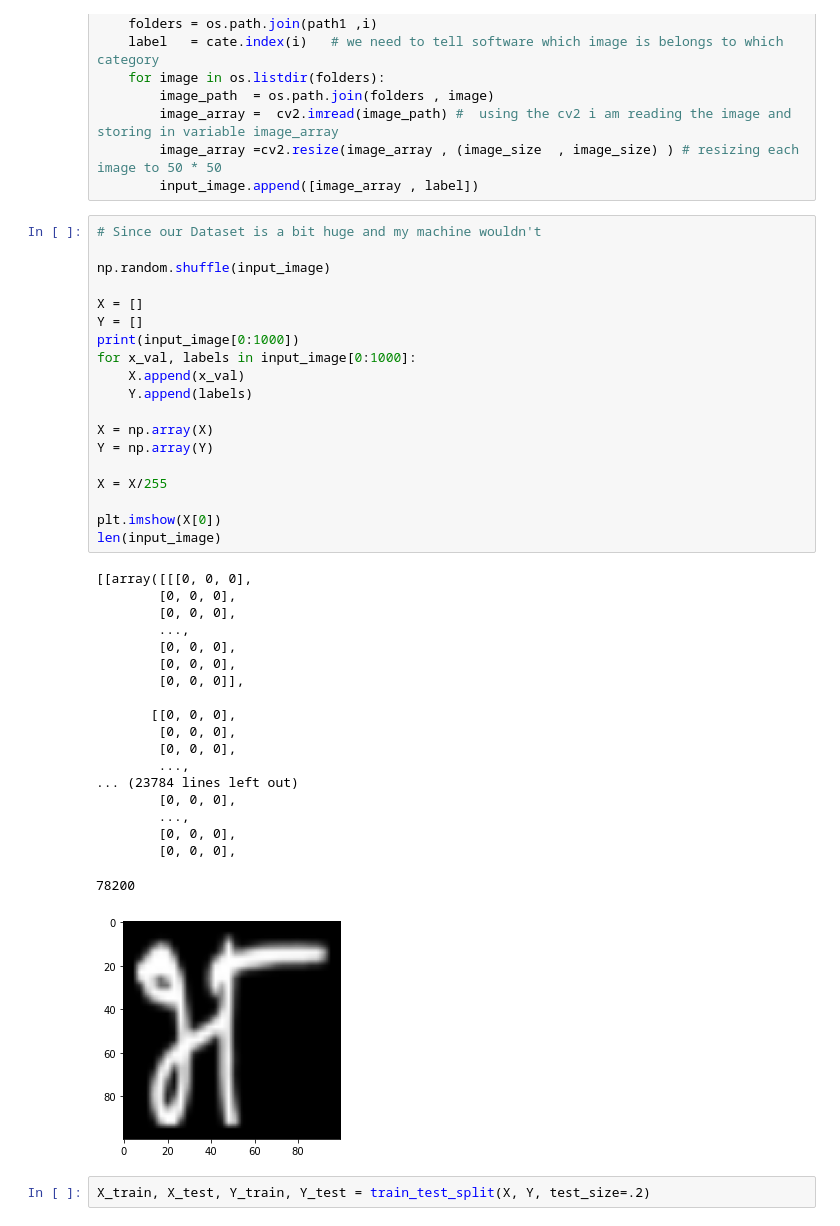
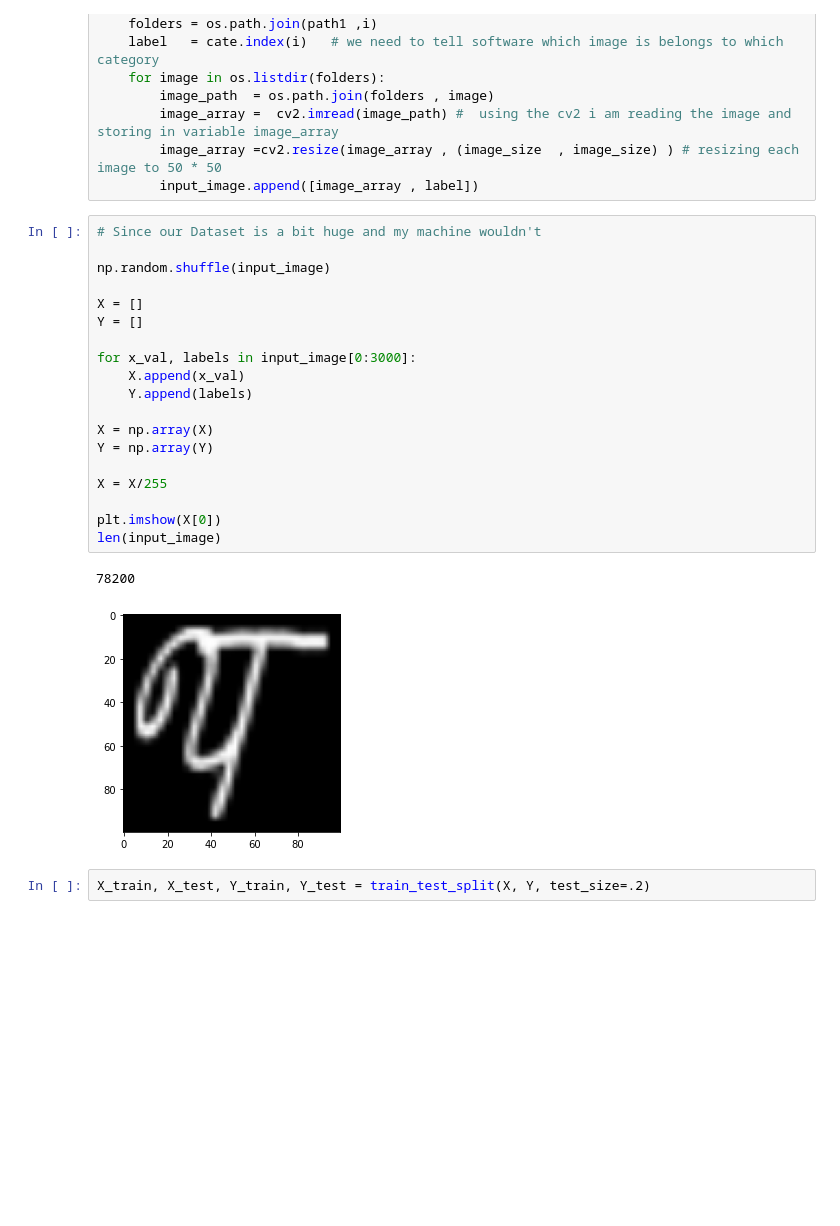
Before and after one commit to SiddhikaGajare/Deep-Learning-Projects, a Jupyter notebook: CNN_Devanagri.ipynb, the cells around one changed output. Drawn from its saved outputs; the diff is of its cells as text; blank space fills up the shorter version.

```diff
--- a/CNN_Devanagri.ipynb
+++ b/CNN_Devanagri.ipynb
@@ -83,41 +83,24 @@ for i in cate:
 # %%
 # Since our Dataset is a bit huge and my machine wouldn't
 
 np.random.shuffle(input_image)
 
 X = []
 Y = []
-print(input_image[0:1000])
-for x_val, labels in input_image[0:1000]:
+
+for x_val, labels in input_image[0:3000]:
     X.append(x_val)
     Y.append(labels)
 
 X = np.array(X)
 Y = np.array(Y)
 
 X = X/255
 
 plt.imshow(X[0])
 len(input_image)
 # %% [output]
-[[array([[[0, 0, 0],
-        [0, 0, 0],
-        [0, 0, 0],
-        ...,
-        [0, 0, 0],
-        [0, 0, 0],
-        [0, 0, 0]],
-
-       [[0, 0, 0],
-        [0, 0, 0],
-        [0, 0, 0],
-        ...,
-... (23784 lines left out)
-        [0, 0, 0],
-        ...,
-        [0, 0, 0],
-        [0, 0, 0],
+78200
-78200
-[figure, old version]
+[figure, new version]
 # %%
 X_train, X_test, Y_train, Y_test = train_test_split(X, Y, test_size=.2)
```
Also changed, not shown: parts of 9 cells of this notebook.
